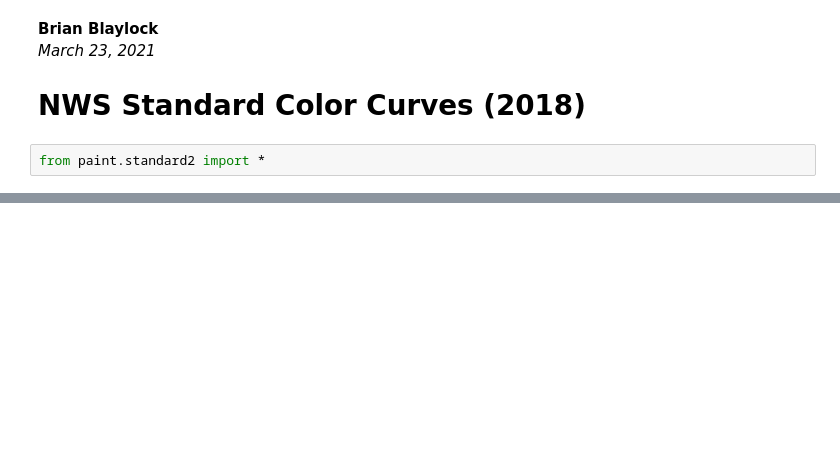
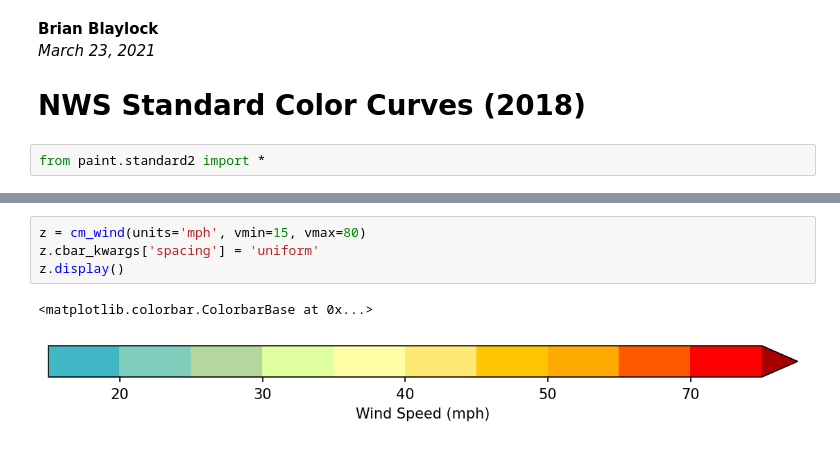
Before and after one commit to blaylockbk/Carpenter_Workshop, a Jupyter notebook: paint/standard2_colormaps.ipynb, the cells around one changed output, grey strips where cells are left out. Saved outputs shown, nothing was run; the diff lists cells and outputs as text; blank space fills up the shorter version.

```diff
--- a/paint/standard2_colormaps.ipynb
+++ b/paint/standard2_colormaps.ipynb
@@ -28,0 +45,7 @@ for c in cm:
+# %%
+z = cm_wind(units='mph', vmin=15, vmax=80)
+z.cbar_kwargs['spacing'] = 'uniform'
+z.display()
+# %% [output]
+<matplotlib.colorbar.ColorbarBase at 0x...>
+[figure, added]
```
Also changed, not shown: parts of 2 cells of this notebook, 5 other files.
